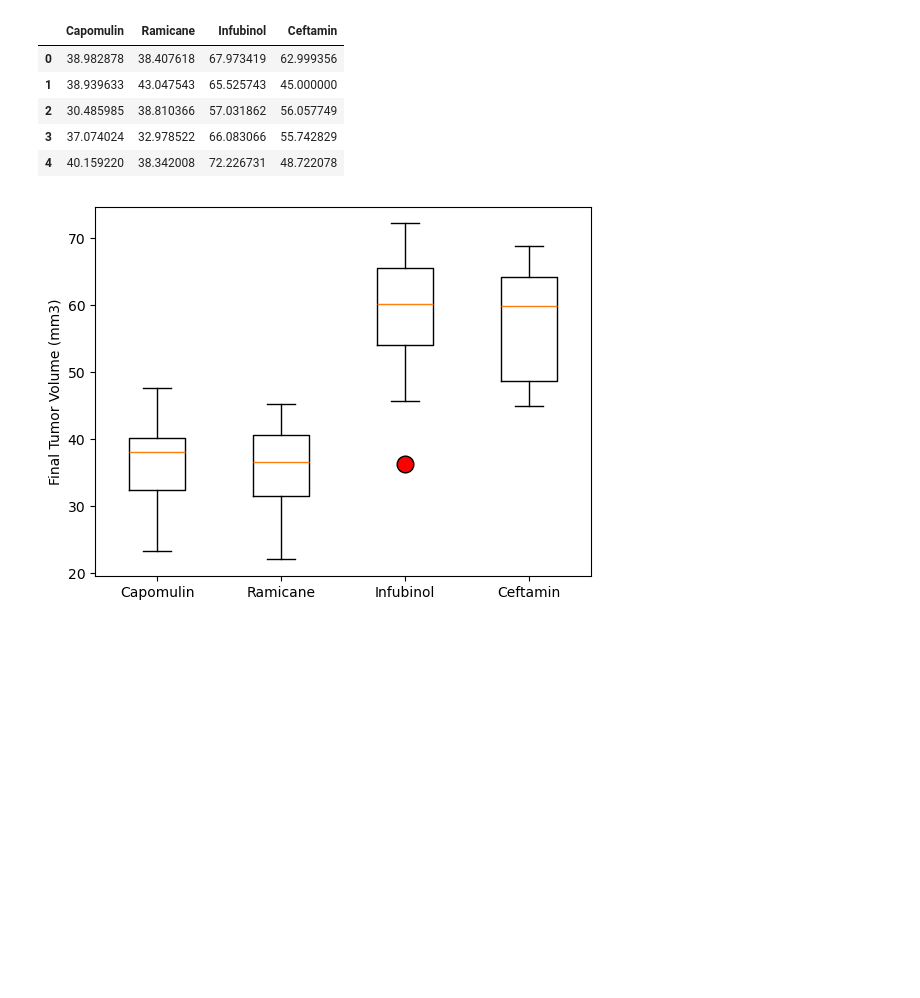
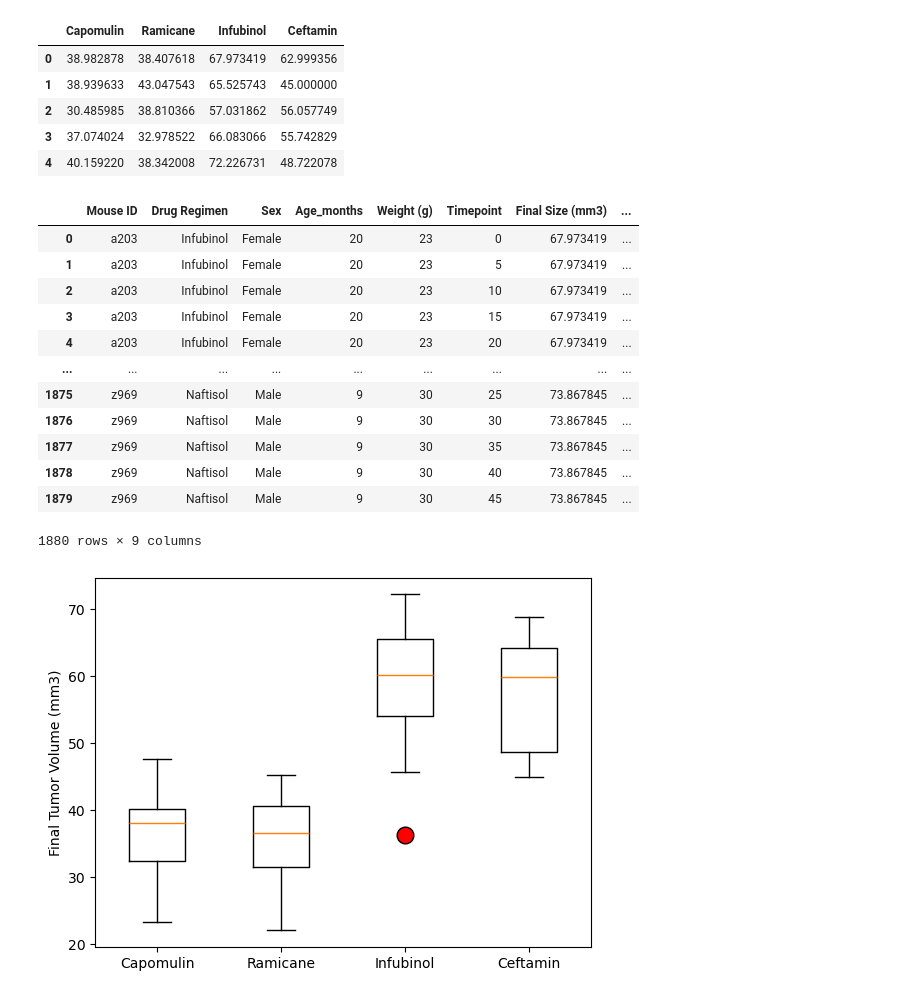
Before and after one commit to marsh52/pymaceuticals-challenge, a Jupyter notebook: Pymaceuticals/pymaceuticals-analysis.ipynb, the cells around one changed output. Cells and saved outputs as stored; diff of their text form; code cells hidden in the pictures; blank space fills up the shorter version.

```diff
--- a/Pymaceuticals/pymaceuticals-analysis.ipynb
+++ b/Pymaceuticals/pymaceuticals-analysis.ipynb
@@ -276,6 +271,26 @@ tumor_vol_per_treatment.head()
 | 2 | 30.485985 | 38.810366 | 57.031862 | 56.057749 |
 | 3 | 37.074024 | 32.978522 | 66.083066 | 55.742829 |
 | 4 | 40.159220 | 38.342008 | 72.226731 | 48.722078 |
+# %%
+# Create merged dataframe
+renamed = final_tumor_size.rename(columns = {'Tumor Volume (mm3)':'Final Size (mm3)'})
+merged = pd.merge(renamed,full_study_results,how='outer',on=['Mouse ID', 'Drug Regimen', 'Sex', 'Age_months', 'Weight (g)', 'Timepoint', 'Metastatic Sites'])
+merged['Final Size (mm3)'] = merged.groupby('Mouse ID')['Final Size (mm3)'].bfill()
+merged
+# %% [output]
+|  | Mouse ID | Drug Regimen | Sex | Age_months | Weight (g) | Timepoint | Final Size (mm3) | ... |
+| 0 | a203 | Infubinol | Female | 20 | 23 | 0 | 67.973419 | ... |
+| 1 | a203 | Infubinol | Female | 20 | 23 | 5 | 67.973419 | ... |
+| 2 | a203 | Infubinol | Female | 20 | 23 | 10 | 67.973419 | ... |
+| 3 | a203 | Infubinol | Female | 20 | 23 | 15 | 67.973419 | ... |
+| 4 | a203 | Infubinol | Female | 20 | 23 | 20 | 67.973419 | ... |
+| ... | ... | ... | ... | ... | ... | ... | ... | ... |
+| 1875 | z969 | Naftisol | Male | 9 | 30 | 25 | 73.867845 | ... |
+| 1876 | z969 | Naftisol | Male | 9 | 30 | 30 | 73.867845 | ... |
+| 1877 | z969 | Naftisol | Male | 9 | 30 | 35 | 73.867845 | ... |
+| 1878 | z969 | Naftisol | Male | 9 | 30 | 40 | 73.867845 | ... |
+| 1879 | z969 | Naftisol | Male | 9 | 30 | 45 | 73.867845 | ... |
+1880 rows × 9 columns
 # %%
 # Generate a box plot that shows the distribution of the tumor volume for each treatment group.
 plt.boxplot(tumor_vol_per_treatment, labels=treatments, flierprops={'markersize': 12, 'markerfacecolor': 'red'})
```
Also changed, not shown: parts of 5 cells of this notebook, 1 other file.
